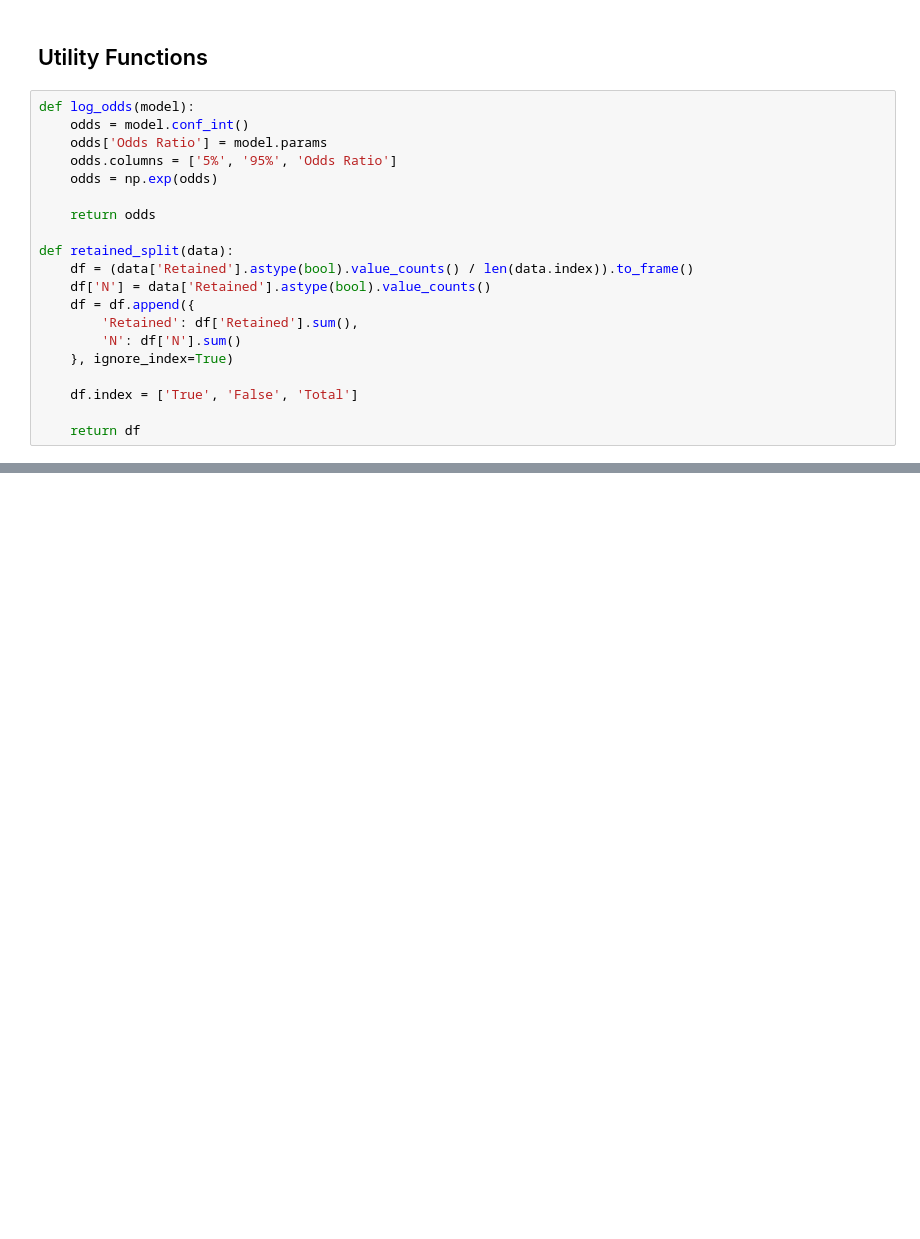
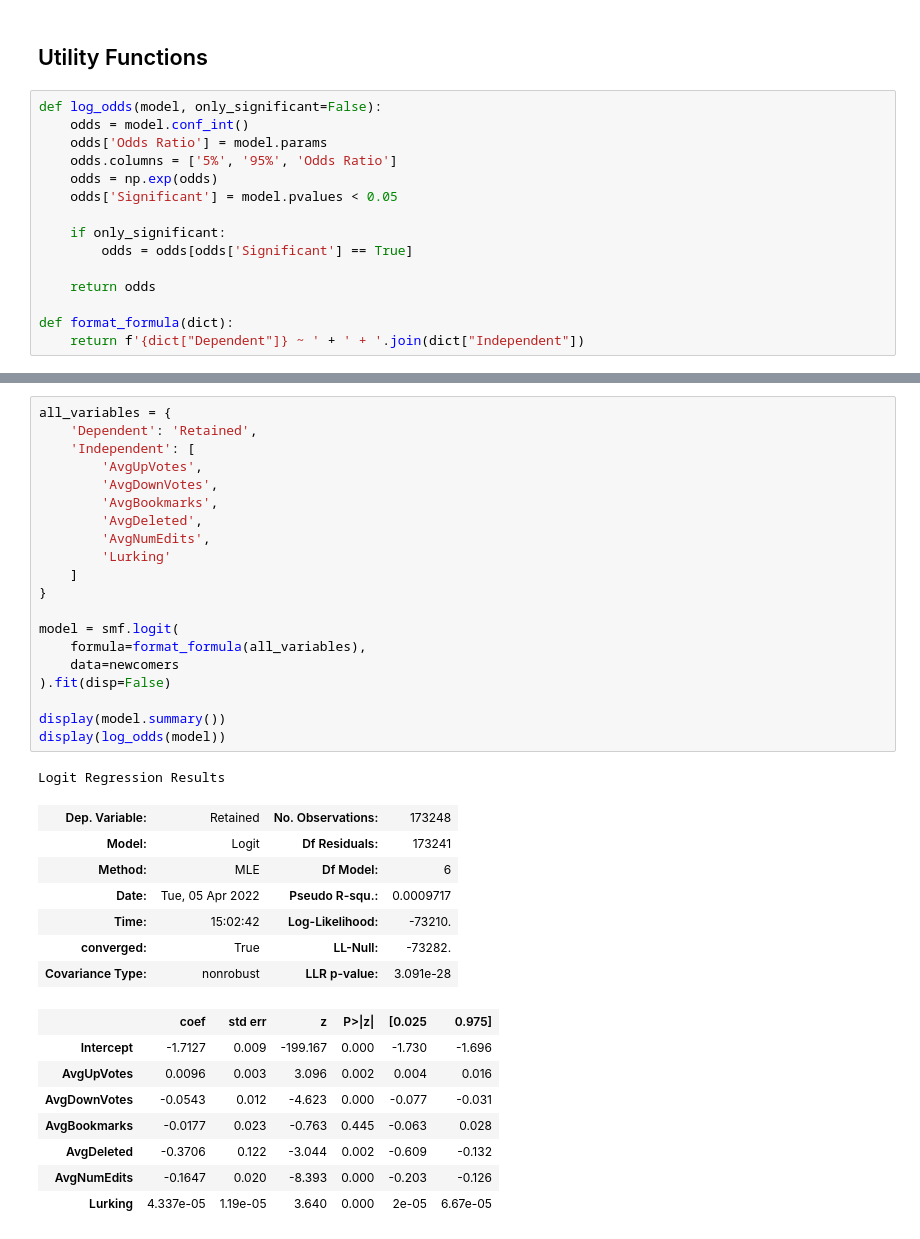
Before and after one commit to jackiec1998/cs565-final-project, a Jupyter notebook: newcomers.ipynb, the cells around one changed output, grey strips where cells are left out. Saved outputs shown, nothing was run; the diff lists cells and outputs as text; blank space fills up the shorter version.

```diff
--- a/newcomers.ipynb
+++ b/newcomers.ipynb
@@ -202,22 +203,17 @@ pd.DataFrame.from_dict(table, orient='index')
 # %% [markdown]
 ## Utility Functions
 # %%
-def log_odds(model):
+def log_odds(model, only_significant=False):
     odds = model.conf_int()
     odds['Odds Ratio'] = model.params
     odds.columns = ['5%', '95%', 'Odds Ratio']
     odds = np.exp(odds)
+    odds['Significant'] = model.pvalues < 0.05
+
+    if only_significant:
+        odds = odds[odds['Significant'] == True]
 
     return odds
 
-def retained_split(data):
-    df = (data['Retained'].astype(bool).value_counts() / len(data.index)).to_frame()
-    df['N'] = data['Retained'].astype(bool).value_counts()
-    df = df.append({
-        'Retained': df['Retained'].sum(),
-        'N': df['N'].sum()
-    }, ignore_index=True)
-
-    df.index = ['True', 'False', 'Total']
-
-    return df
+def format_formula(dict):
+    return f'{dict["Dependent"]} ~ ' + ' + '.join(dict["Independent"])
@@ -366,0 +225,37 @@ Logit Regression Results
+# %%
+all_variables = {
+    'Dependent': 'Retained',
+    'Independent': [
+        'AvgUpVotes',
+        'AvgDownVotes',
+        'AvgBookmarks',
+        'AvgDeleted',
+        'AvgNumEdits',
+        'Lurking'
+    ]
+}
+
+model = smf.logit(
+    formula=format_formula(all_variables),
+    data=newcomers
+).fit(disp=False)
+
+display(model.summary())
+display(log_odds(model))
+# %% [output]
+Logit Regression Results
+| Dep. Variable: | Retained | No. Observations: | 173248 |
+| Model: | Logit | Df Residuals: | 173241 |
+| Method: | MLE | Df Model: | 6 |
+| Date: | Tue, 05 Apr 2022 | Pseudo R-squ.: | 0.0009717 |
+| Time: | 15:02:42 | Log-Likelihood: | -73210. |
+| converged: | True | LL-Null: | -73282. |
+| Covariance Type: | nonrobust | LLR p-value: | 3.091e-28 |
+|  | coef | std err | z | P>|z| | [0.025 | 0.975] |
+| Intercept | -1.7127 | 0.009 | -199.167 | 0.000 | -1.730 | -1.696 |
+| AvgUpVotes | 0.0096 | 0.003 | 3.096 | 0.002 | 0.004 | 0.016 |
+| AvgDownVotes | -0.0543 | 0.012 | -4.623 | 0.000 | -0.077 | -0.031 |
+| AvgBookmarks | -0.0177 | 0.023 | -0.763 | 0.445 | -0.063 | 0.028 |
+| AvgDeleted | -0.3706 | 0.122 | -3.044 | 0.002 | -0.609 | -0.132 |
+| AvgNumEdits | -0.1647 | 0.020 | -8.393 | 0.000 | -0.203 | -0.126 |
+| Lurking | 4.337e-05 | 1.19e-05 | 3.640 | 0.000 | 2e-05 | 6.67e-05 |
```
Also changed, not shown: parts of 17 cells of this notebook, 7 other files.
